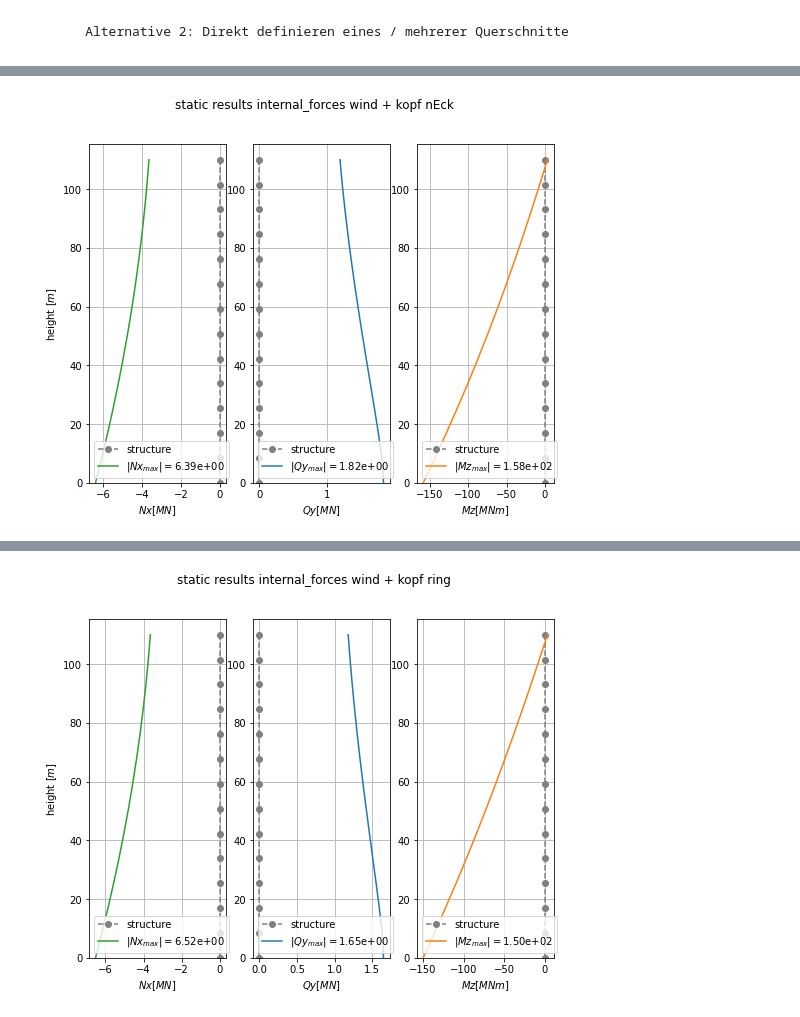
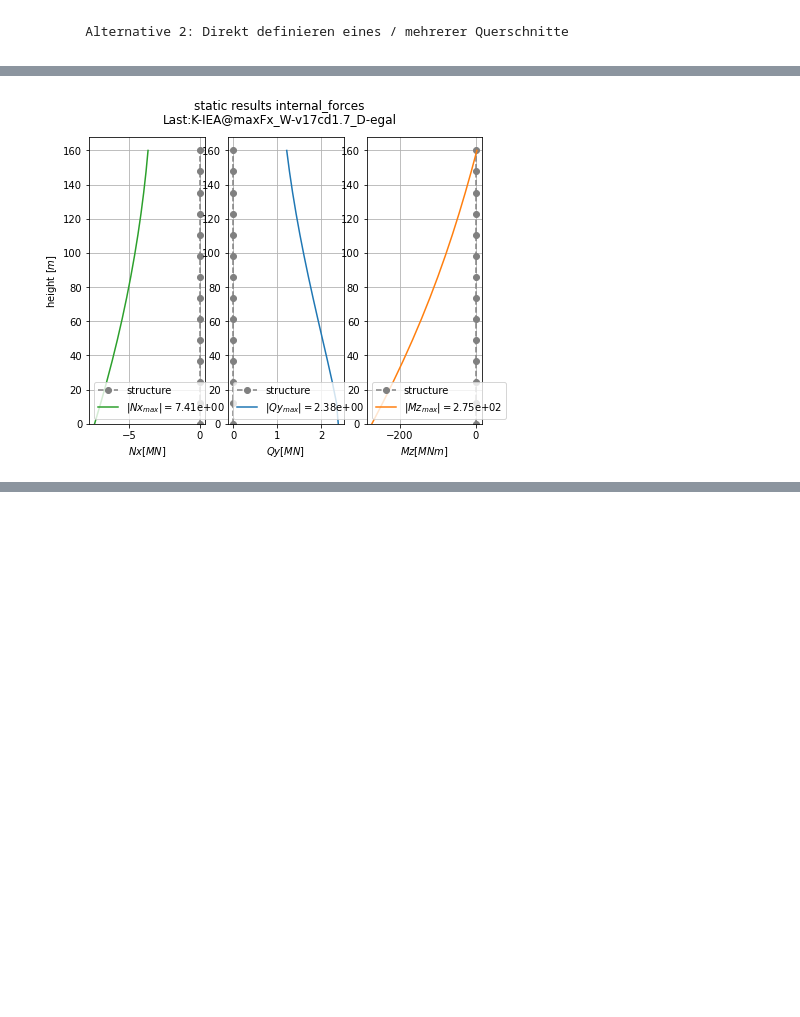
Before and after one commit to JoZimmer/CoupledBeams, a Jupyter notebook: 3DBeam/run_model.ipynb, the cells around one changed output, grey strips where cells are left out. Drawn from its saved outputs; the diff is of its cells as text; code cells hidden in the pictures; blank space fills up the shorter version.

```diff
--- a/3DBeam/run_model.ipynb
+++ b/3DBeam/run_model.ipynb
@@ -84,3 +83,22 @@ for höhe in höhen:
+# %%
+if querschnitts_dateien_laden:
+    ecken = [12,10,8] #
+    höhen = [110,130,140,150,160]#]
+    t_längslagen = 40 #cm
+    t_querlagen = 8 #cm
+    d_unten = 12
+    querschnitte = []#, 'Kreisring_d12.pkl']#'8Eck.pkl','10Eck.pkl',
+    for höhe in höhen:
+        filename = 'Ring_' + str(höhe) + '_du' + str(d_unten) + '_tX' + str(t_längslagen) + '_tY' +str(t_querlagen)+ '.pkl'
+        querschnitt_object = utils.load_object_from_pkl(os_join(*['inputs', 'geometry', 'objekte', filename]))
+        querschnitte.append(querschnitt_object)
+        for n_ecken in ecken:
+            filename = str(n_ecken) + 'Eck_' + 'h'+ str(höhe)  + '_du' + str(d_unten) + '_tX' + str(t_längslagen) + '_tY' +str(t_querlagen)+ '.pkl'
+            querschnitt_object = utils.load_object_from_pkl(os_join(*['inputs', 'geometry', 'objekte', filename]))
+            querschnitte.append(querschnitt_object)
+
+    # erste Spalte im Dataframe sollten die höhen sein
+    # results_df['z_coords_h' + str(höhe)] = querschnitt_object.section_absolute_heights
 # %% [markdown]
         Alternative 2: Direkt definieren eines / mehrerer Querschnitte
 # %%
@@ -223,37 +277,42 @@ Vergleich zu IEA Fuß Schnittgrößen:
 # %%
 schnittgrößen = {}
-for querschnitts_name, querschnitt in querschnitte.items():
-    if 'Eck' in querschnitts_name:
-        label = 'nEck'
-        label_kurz = 'E'
-    elif 'Ring' in querschnitts_name:
-        label = 'ring'
-        label_kurz = 'R'
+for querschnitt in querschnitte:
+    QS_label = querschnitt.name
+    nabenhöhe = querschnitt.max_height
 
-    print ('\n', querschnitts_name)
-    section_properties_pkl = os_join(*['inputs', 'geometry', querschnitts_name])
+    if QS_label not in schnittgrößen:
+        schnittgrößen[QS_label] = {}
+    if nabenhöhe not in schnittgrößen[QS_label]:
+        schnittgrößen[QS_label][nabenhöhe] = {}
 
-    parameters = utils.add_model_data_from_pkl(section_properties_pkl, parameters, set_I_eff=False)
+    section_properties = querschnitt.section_parameters #os_join(*['inputs', 'geometry', querschnitts_name])
+
+    parameters = utils.add_model_data_from_dict(section_properties, parameters, set_I_eff=False)
 
     beam = BeamModel(parameters, adjust_mass_density_for_total = False, optimize_frequencies_init=False , apply_k_geo=False)
 
-    print('Gesamt Volumen des Querschnitts [m³]:', round(beam.volume,2))
-    print('Volumen x Rho x g [MN]:', round(beam.volume * werkstoff_parameter['rhok'] * GD.GRAVITY * GD.UNIT_SCALE['MN'],2))
-    print ('Gesamt Gewichtskraft am Fuß [MN]:',round(sum(beam.eigengewicht * GD.UNIT_SCALE['MN']),2))
+    print (QS_label)
+    print('     Gesamt Volumen des Querschnitts [m³]:', round(beam.volume,2))
+    print('     Volumen x Rho x g [MN]:', round(beam.volume * werkstoff_parameter['rhok'] * GD.GRAVITY * GD.UNIT_SCALE['MN'],2))
+    print ('     Gesamt Gewichtskraft am Fuß [MN]:',round(sum(beam.eigengewicht * GD.UNIT_SCALE['MN']),2))
 
-    #postprocess.plot_along_height(beam.eigengewicht * GD.UNIT_SCALE['MN'], höhen_z, 'Gewichtskraft Turm [MN]')
+    print ('     Frequenzen [Hz]:', [round(beam.eigenfrequencies[i],3) for i in range(3)])
 
-    print ('  Frequencies [Hz]: ')
-    for i in range (3):
-        print ('   ', round(beam.eigenfrequencies[i],3))
+    gamma_Q = 1.0 # Da lasten schon mit sichterheitsbeiwerte vorliegen (TODO außer windeinwirkung)
 
-    gamma_Q = 1.0 # Da lasten schon mit sichterheitsbeiwerte
-    sgr_wind_kopf = beam.static_analysis_solve(load_vector_file=lasten_files[label], return_result=True, add_eigengewicht = True)
-    postprocess.plot_static_result_forces(beam, 'internal_forces', ['x','y','g'], unit='MN', title_suffix='wind + kopf ' + label, figsize_scale = 1.3)
+    lasten_nach_dauer = {'ständig':{'eigengewicht':True, 'imperfektion':True},
+                         'egal':{'eigengewicht':True, 'imperfektion':True},
+                         'kurz':{'eigengewicht':False, 'imperfektion':False}}
+    for dauer in einwirkungsdauer:
+        lasten_file = lasten_files[QS_label][nabenhöhe][dauer]
+        lasten_label = os.path.splitext(os.path.basename(lasten_file))[0]
+        schnittgrößen[QS_label][nabenhöhe][dauer] = beam.static_analysis_solve(load_vector_file=lasten_file, return_result=True,
+                                                                    add_eigengewicht=lasten_nach_dauer[dauer]['eigengewicht'],
+                                                                    add_imperfektion = lasten_nach_dauer[dauer]['imperfektion'])
 
-    #results_df['Mz ' + label_kurz + ' [MNm]'] = sgr_wind_kopf['g'] * utils.unit_conversion('Nm', 'MNm')
-    #results_df['Qy ' + label_kurz + ' [MN]'] = sgr_wind_kopf['y'] * utils.unit_conversion('N', 'MN')
-    #results_df['Nx ' + label_kurz + ' [MN]'] = sgr_wind_kopf['x'] * utils.unit_conversion('N', 'MN')
+postprocess.plot_static_result_forces(beam, 'internal_forces', ['x','y','g'], unit='MN', title_suffix='Last:' + lasten_label, figsize_scale = 1.1)
 
-    schnittgrößen[label]=sgr_wind_kopf
+    #results_df['Mz ' + QS_label_kurz + ' [MNm]'] = SGR_wind_kopf['g'] * utils.unit_conversion('Nm', 'MNm')
+    #results_df['Qy ' + QS_label_kurz + ' [MN]'] = SGR_wind_kopf['y'] * utils.unit_conversion('N', 'MN')
+    #results_df['Nx ' + QS_label_kurz + ' [MN]'] = SGR_wind_kopf['x'] * utils.unit_conversion('N', 'MN')
 # %% [output]
@@ -268 +336 @@ Gesamt Gewichtskraft am Fuß [MN]: -2.75
-[figure, old version]
+[figure, new version]
@@ -277,4 +337,3 @@ Gesamt Gewichtskraft am Fuß [MN]: -2.88
-[figure, removed]
 # %% [markdown]
 # Berechnung der Spannungen
 
```
Also changed, not shown: parts of 15 cells of this notebook, 9 other files.
